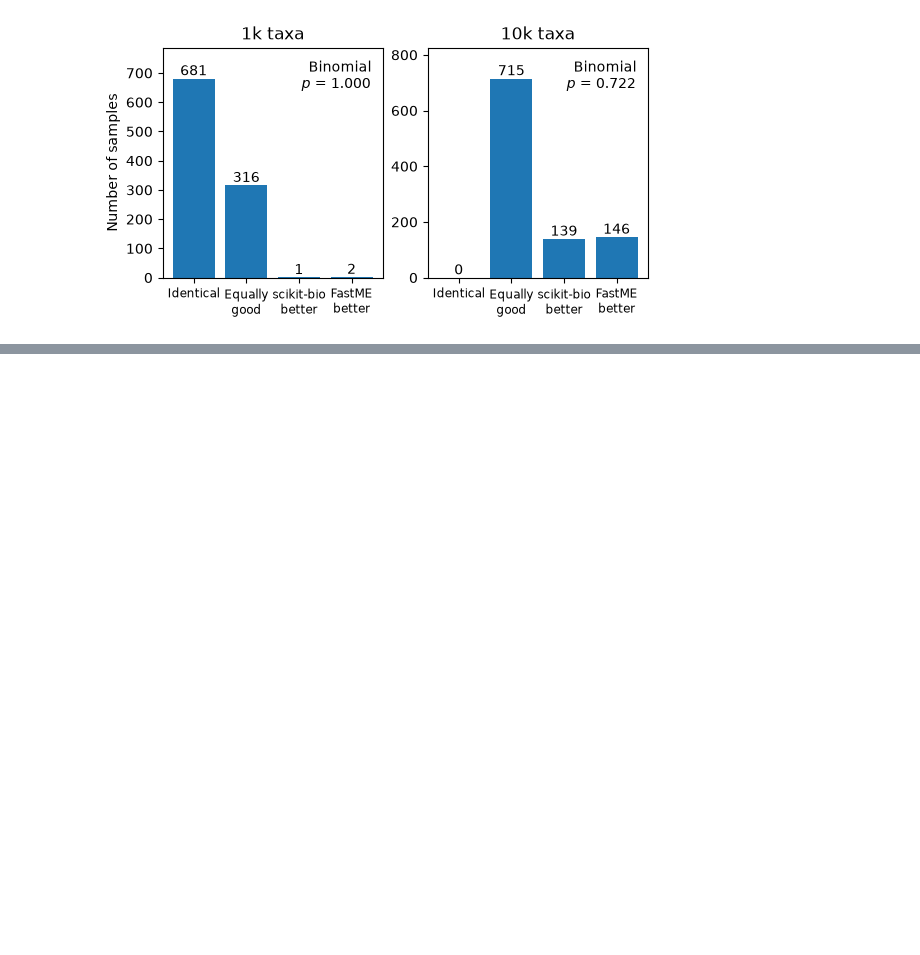
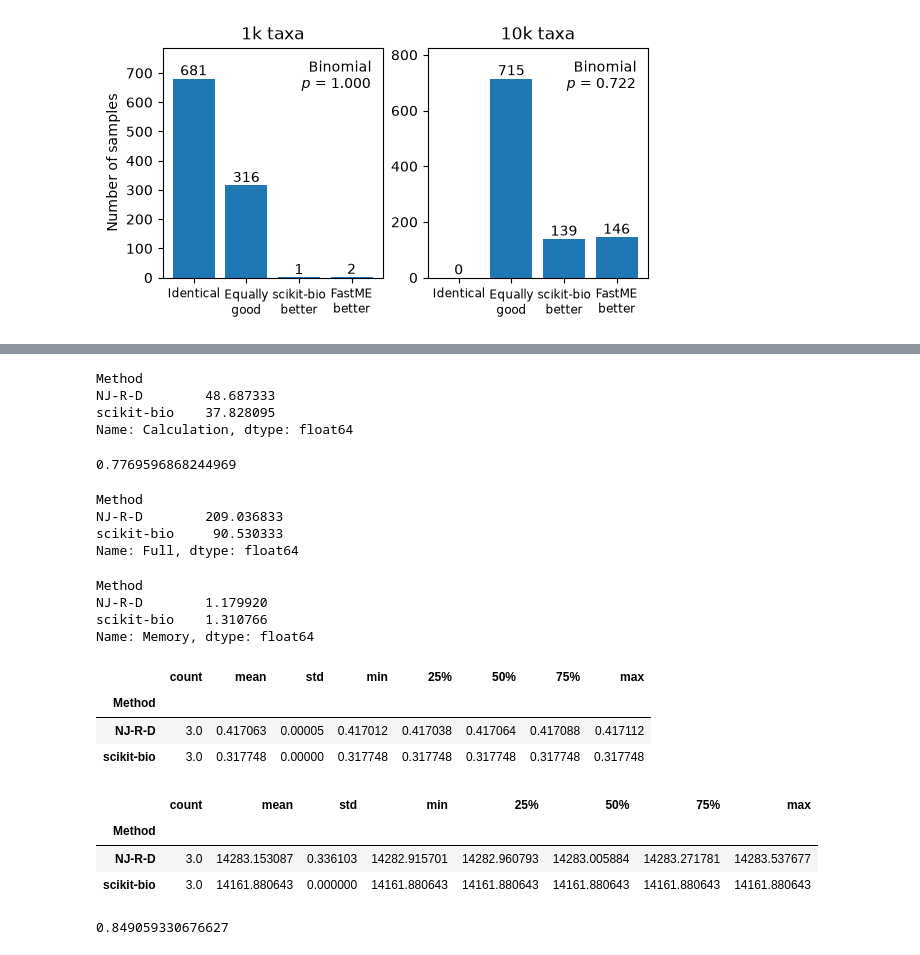
Before and after one commit to qiyunzhu/skbio-bme-bench, a Jupyter notebook: analysis.ipynb, the cells around one changed output, grey strips where cells are left out. Saved outputs shown, nothing was run; the diff lists cells and outputs as text; code cells hidden in the pictures; blank space fills up the shorter version.

```diff
--- a/analysis.ipynb
+++ b/analysis.ipynb
@@ -882,0 +896,43 @@ plt.savefig(f'plots/category.svg')
+# %%
+df.groupby('Method')['Calculation'].median() / 60
+# %% [output]
+Method
+NJ-R-D        48.687333
+scikit-bio    37.828095
+Name: Calculation, dtype: float64
+# %%
+37.828095 / 48.687333
+# %% [output]
+0.7769596868244969
+# %%
+df.groupby('Method')['Full'].median() / 60
+# %% [output]
+Method
+NJ-R-D        209.036833
+scikit-bio     90.530333
+Name: Full, dtype: float64
+# %%
+df.groupby('Method')['Memory'].median() / 1024 / 1024 / 1024
+# %% [output]
+Method
+NJ-R-D        1.179920
+scikit-bio    1.310766
+Name: Memory, dtype: float64
+# %%
+df.groupby('Method')['RF'].describe()
+# %% [output]
+|  | count | mean | std | min | 25% | 50% | 75% | max |
+| Method |  |  |  |  |  |  |  |  |
+| NJ-R-D | 3.0 | 0.417063 | 0.00005 | 0.417012 | 0.417038 | 0.417064 | 0.417088 | 0.417112 |
+| scikit-bio | 3.0 | 0.317748 | 0.00000 | 0.317748 | 0.317748 | 0.317748 | 0.317748 | 0.317748 |
+# %%
+df.groupby('Method')['Loss'].describe()
+# %% [output]
+|  | count | mean | std | min | 25% | 50% | 75% | max |
+| Method |  |  |  |  |  |  |  |  |
+| NJ-R-D | 3.0 | 14283.153087 | 0.336103 | 14282.915701 | 14282.960793 | 14283.005884 | 14283.271781 | 14283.537677 |
+| scikit-bio | 3.0 | 14161.880643 | 0.000000 | 14161.880643 | 14161.880643 | 14161.880643 | 14161.880643 | 14161.880643 |
+# %%
+(1 - 14161.880643 / 14283.153087) * 100
+# %% [output]
+0.849059330676627
```
Also changed, not shown: parts of 2 cells of this notebook, 10 other files.
